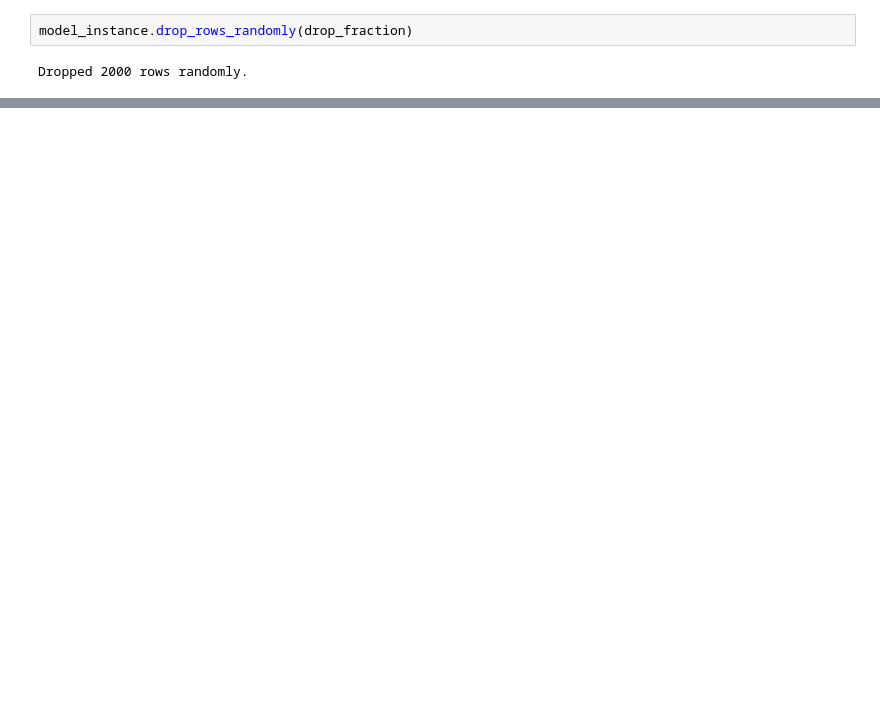
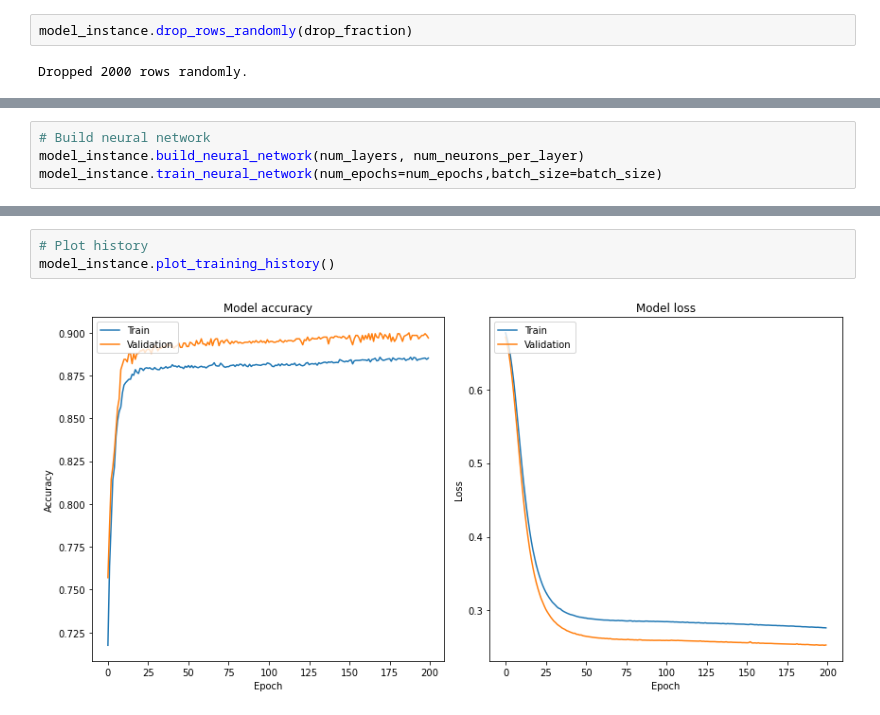
Before and after one commit to Ra-Fast/Gigatron, a Jupyter notebook: Base Training_class.ipynb, the cells around one changed output, grey strips where cells are left out. Drawn from its saved outputs; the diff is of its cells as text; blank space fills up the shorter version.

```diff
--- a/Base Training_class.ipynb
+++ b/Base Training_class.ipynb
@@ -125,0 +113,4 @@ Dropped 2000 rows randomly.
+# %%
+# Build neural network
+model_instance.build_neural_network(num_layers, num_neurons_per_layer)
+model_instance.train_neural_network(num_epochs=num_epochs,batch_size=batch_size)
@@ -125,0 +147,5 @@ Dropped 2000 rows randomly.
+# %%
+# Plot history
+model_instance.plot_training_history()
+# %% [output]
+[figure, added]
```
Also changed, not shown: parts of 11 cells of this notebook, 1 other file.
